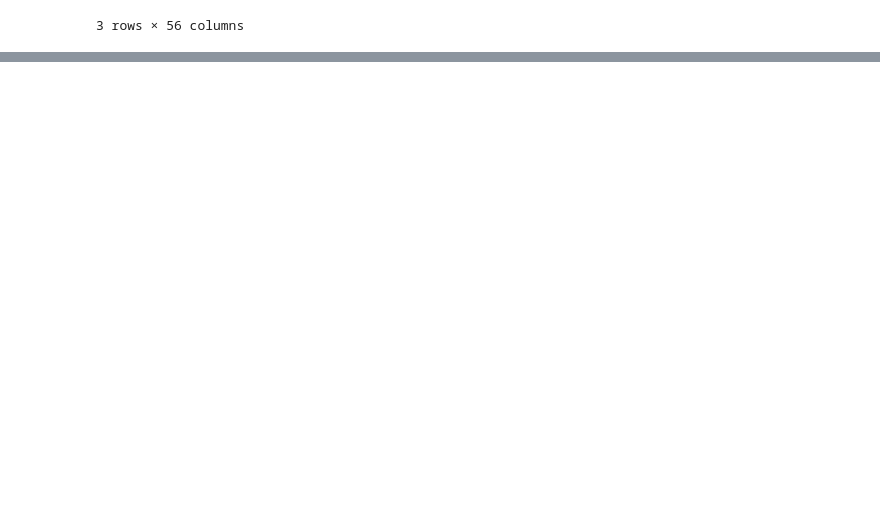
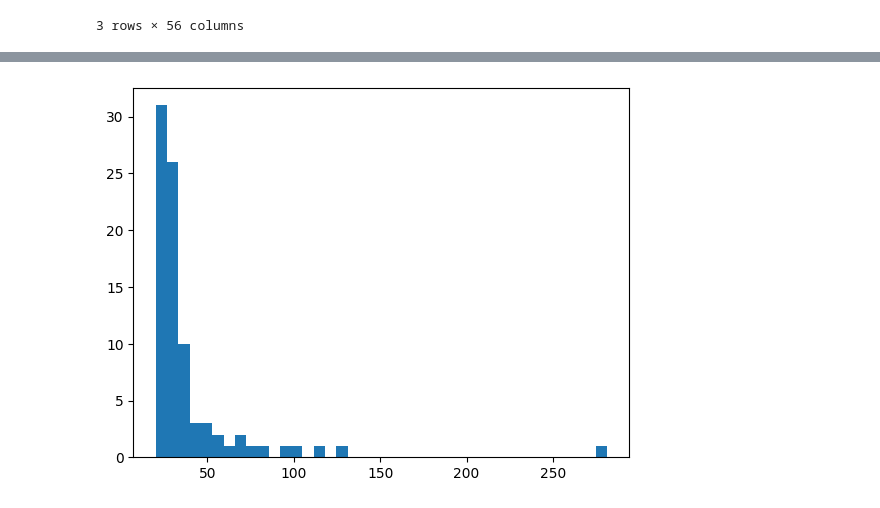
Before and after one commit to Hackefleisch/pdbbind_dock, a Jupyter notebook: h5_analysis.ipynb, the cells around one changed output, grey strips where cells are left out. Cells and saved outputs as stored; diff of their text form; code cells hidden in the pictures; blank space fills up the shorter version.

Commit message:
Finalized results analysis and removed errornous inputs

```diff
--- a/h5_analysis.ipynb
+++ b/h5_analysis.ipynb
@@ -166,0 +54,28 @@ print(crystal_rmsd.calculate(dock))
+# %%
+from tqdm import tqdm
+
+failed_keys = []
+half_finished = []
+successful_keys = []
+ideltas = []
+rmsds = []
+total_scores = []
+
+for key in tqdm(results.results):
+    try:
+        pdb_entry = results.get_result(key)
+    except:
+        failed_keys.append(key)
+        continue
+    docking_df = pdb_entry.docking_df
+    relax_df = pdb_entry.relax_df
+    if 'apo_relax' not in relax_df.type.values:
+        failed_keys.append(key)
+        continue
+    if 'apo_relax_docking_perturb' not in docking_df.type.values:
+        half_finished.append(key)
+        continue
+    ideltas.append(docking_df.iloc[-1].idelta_score)
+    rmsds.append(docking_df.iloc[-1].rmsd_to_input)
+    total_scores.append(docking_df.iloc[-1].total_score)
+    successful_keys.append(key)
@@ -166,0 +90,12 @@ print(crystal_rmsd.calculate(dock))
+# %%
+import numpy as np
+
+ideltas = np.array(ideltas)
+rmsds = np.array(rmsds)
+total_scores = np.array(total_scores)
+successful_keys = np.array(successful_keys)
+# %%
+pos_ideltas = ideltas[ideltas > 0]
+neg_ideltas = ideltas[ideltas <= 0]
+
+print(len(pos_ideltas), len(neg_ideltas))
@@ -166,0 +111,5 @@ print(crystal_rmsd.calculate(dock))
+# %%
+plt.hist(pos_ideltas[pos_ideltas > 20], bins=40)
+plt.show()
+# %% [output]
+[figure, added]
```
Also changed, not shown: parts of 28 cells of this notebook, 2 other files.
